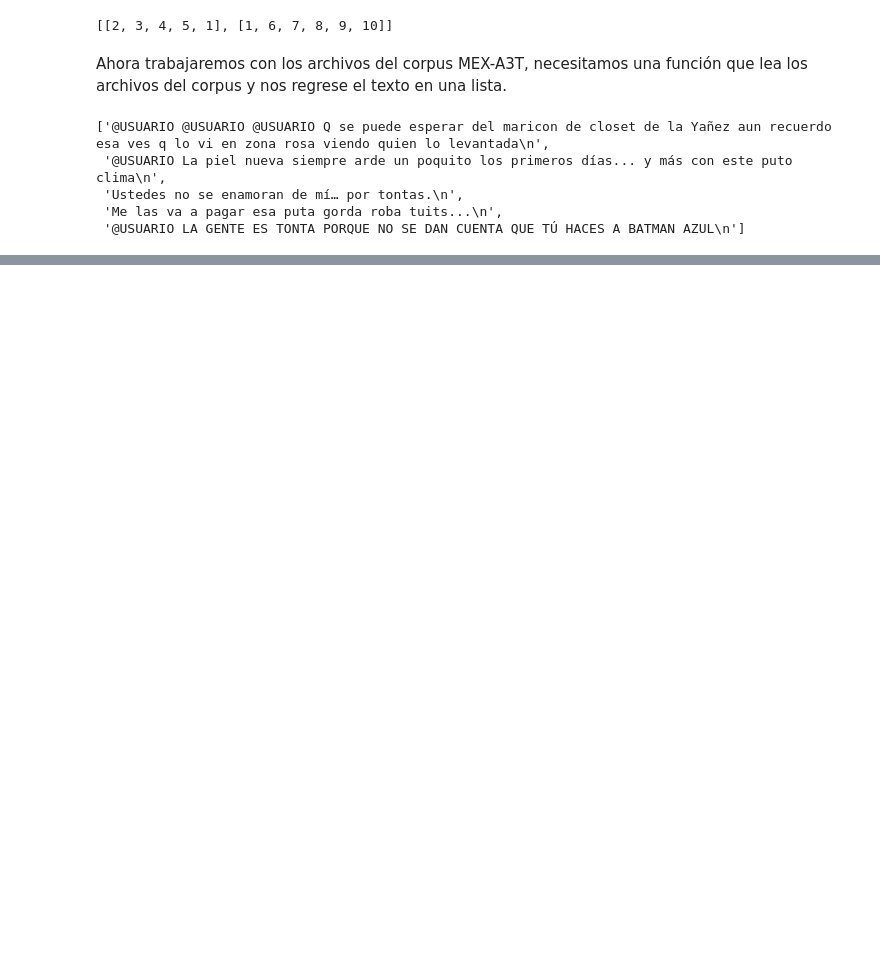
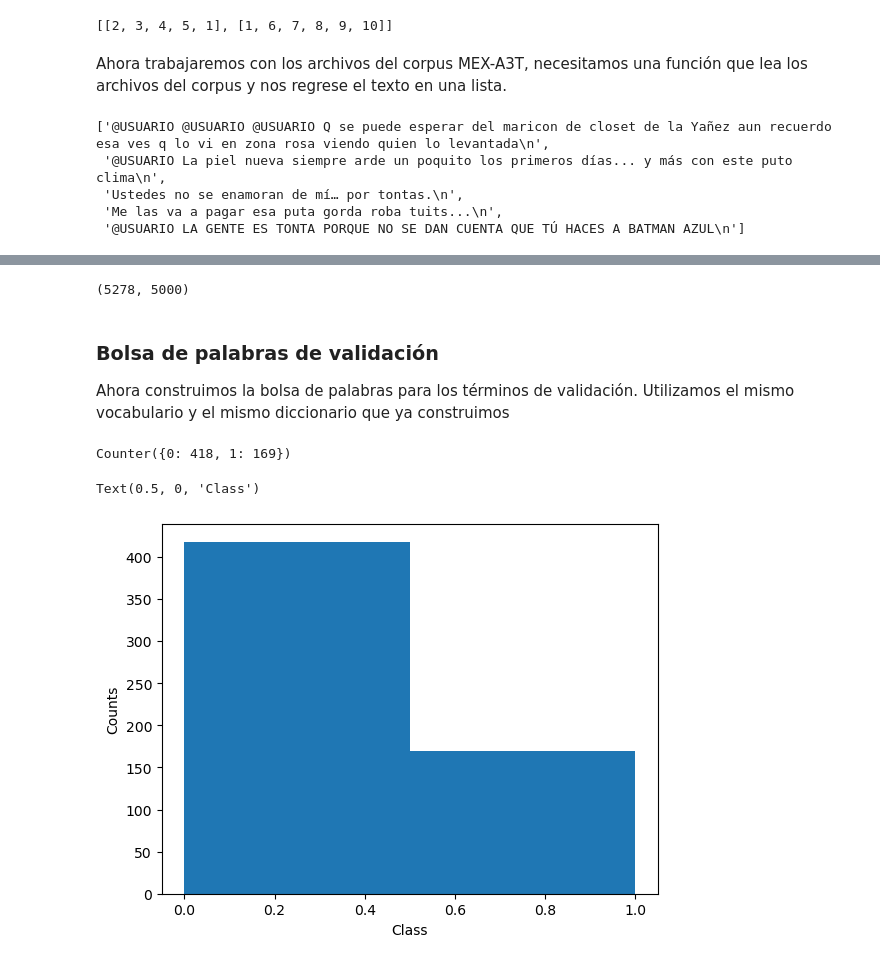
Before and after one commit to GuillermoSego/Natural-Language-Processing, a Jupyter notebook: Practicas/P3_BoW.ipynb, the cells around one changed output, grey strips where cells are left out. Cells and saved outputs as stored; diff of their text form; code cells hidden in the pictures; blank space fills up the shorter version.

```diff
--- a/Practicas/P3_BoW.ipynb
+++ b/Practicas/P3_BoW.ipynb
@@ -97,0 +260,28 @@ Vamos a realizar una inspección de los datos
+# %%
+BOW_tr.shape
+# %% [output]
+(5278, 5000)
+# %% [markdown]
+### Bolsa de palabras de validación
+
+Ahora construimos la bolsa de palabras para los términos de validación. Utilizamos el mismo vocabulario y el mismo diccionario que ya construimos
+# %%
+# Cargar los archivos de validación
+
+path_text = "/Users/guillermo_sego/Desktop/Segundo Semestre/PLN/MexData/mex20_val.txt"
+path_labels = "/Users/guillermo_sego/Desktop/Segundo Semestre/PLN/MexData/mex20_val_labels.txt"
+
+val_text, val_labels = get_text_from_file(path_text, path_labels)
+
+# Hacemos una lista de enteros
+val_labels = list(map(int, val_labels))
+
+print(Counter(val_labels))
+
+plt.hist(val_labels, bins=len(set(val_labels)))
+plt.ylabel("Counts")
+plt.xlabel("Class")
+# %% [output]
+Counter({0: 418, 1: 169})
+Text(0.5, 0, 'Class')
+[figure, added]
```
Also changed, not shown: parts of 41 cells of this notebook.
